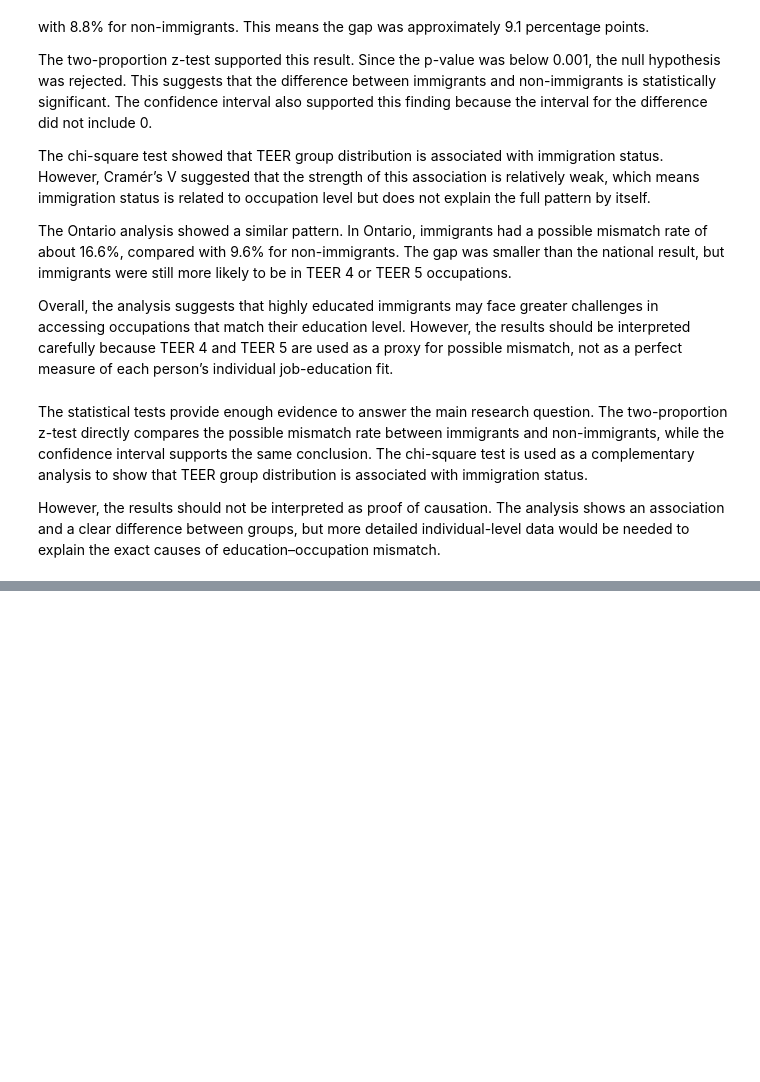
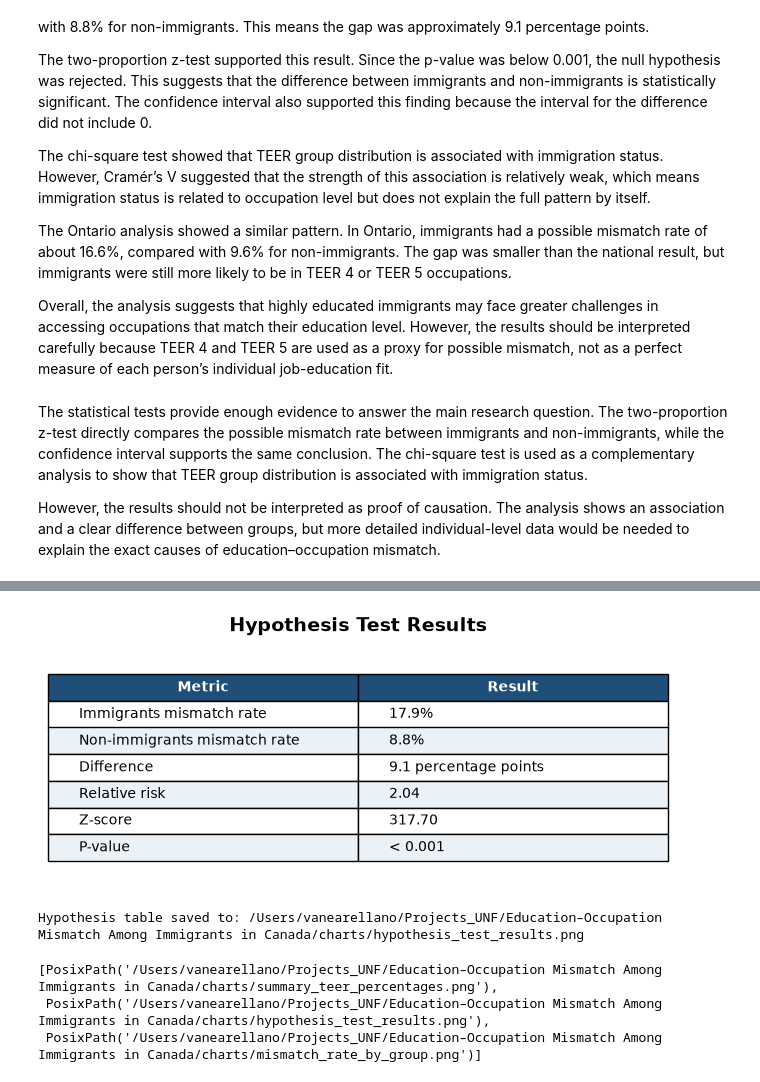
Before and after one commit to vanessaarellanomacedo-pixel/education-occupation-mismatch-canada, a Jupyter notebook: education_occupation_mismatch_analysis.ipynb, the cells around one changed output, grey strips where cells are left out. Cells and saved outputs as stored; diff of their text form; code cells hidden in the pictures; blank space fills up the shorter version.

```diff
--- a/education_occupation_mismatch_analysis.ipynb
+++ b/education_occupation_mismatch_analysis.ipynb
@@ -1573,0 +1523,42 @@ However, the results should not be interpreted as proof of causation. The analys
+# %%
+# Save hypothesis test results table as an image for GitHub
+
+fig, ax = plt.subplots(figsize=(8, 3))
+ax.axis("off")
+
+table = ax.table(
+    cellText=hypothesis_results.values,
+    colLabels=hypothesis_results.columns,
+    cellLoc="left",
+    colLoc="center",
+    loc="center"
+)
+
+table.auto_set_font_size(False)
+table.set_fontsize(10)
+table.scale(1, 1.6)
+
+for (row, col), cell in table.get_celld().items():
+    if row == 0:
+        cell.set_facecolor("#1F4E79")
+        cell.set_text_props(color="white", weight="bold")
+    else:
+        cell.set_facecolor("#EAF2F8" if row % 2 == 0 else "#FFFFFF")
+
+plt.title("Hypothesis Test Results", fontsize=14, fontweight="bold", pad=15)
+
+hypothesis_table_path = charts_dir / "hypothesis_test_results.png"
+plt.savefig(hypothesis_table_path, dpi=300, bbox_inches="tight")
+plt.show()
+
+print("Hypothesis table saved to:", hypothesis_table_path)
+# %% [output]
+[figure, added]
+Hypothesis table saved to: /Users/vanearellano/Projects_UNF/Education–Occupation Mismatch Among Immigrants in Canada/charts/hypothesis_test_results.png
+# %%
+# Confirm saved chart/table images
+list(charts_dir.iterdir())
+# %% [output]
+[PosixPath('/Users/vanearellano/Projects_UNF/Education–Occupation Mismatch Among Immigrants in Canada/charts/summary_teer_percentages.png'),
+ PosixPath('/Users/vanearellano/Projects_UNF/Education–Occupation Mismatch Among Immigrants in Canada/charts/hypothesis_test_results.png'),
+ PosixPath('/Users/vanearellano/Projects_UNF/Education–Occupation Mismatch Among Immigrants in Canada/charts/mismatch_rate_by_group.png')]
```
Also changed, not shown: parts of 13 cells of this notebook, 3 other files.
